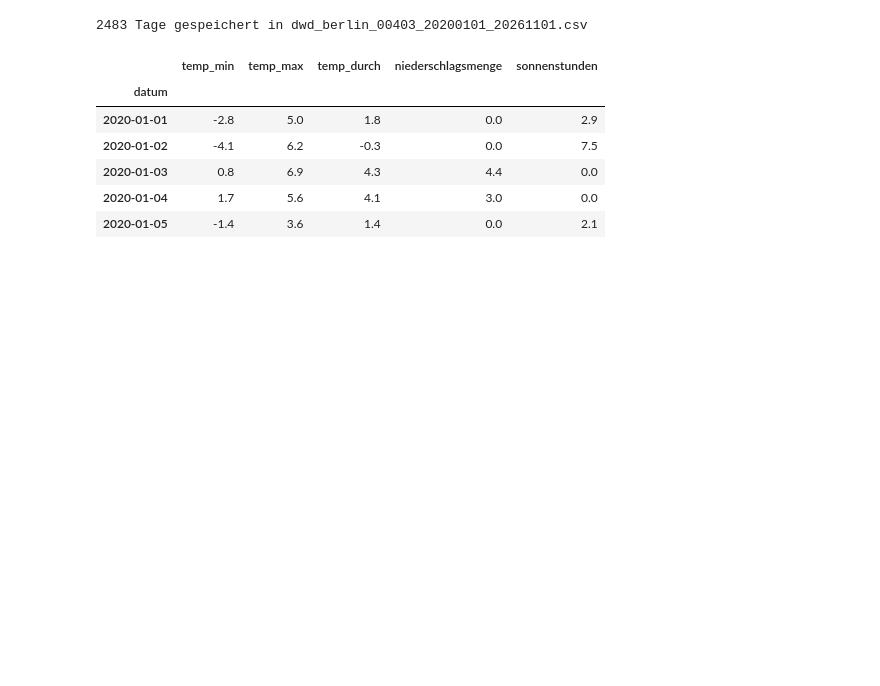
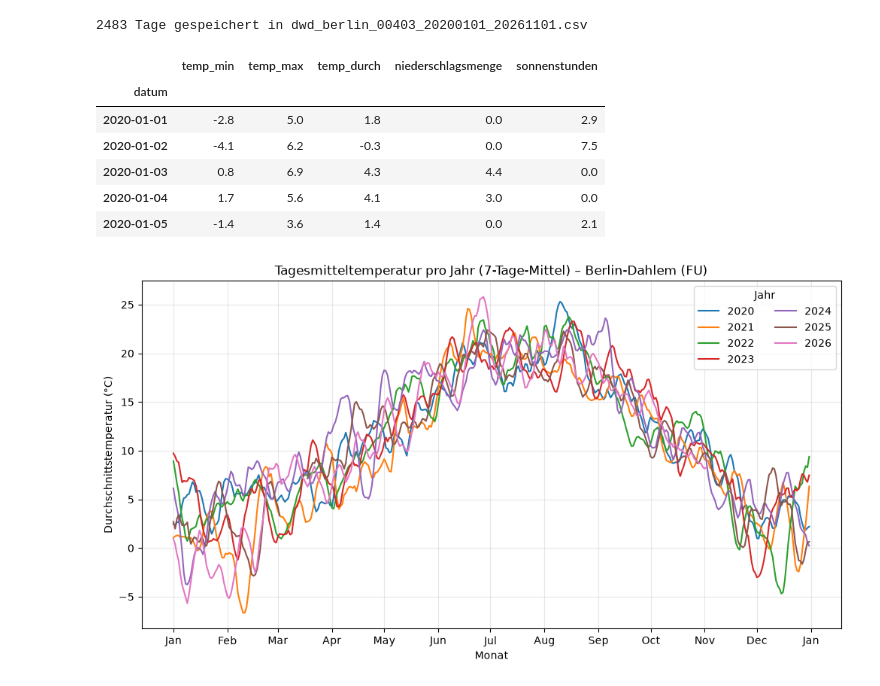
Before and after one commit to michael-zeller/htw-seminar3_jupyter, a Jupyter notebook: dwd_download_berlin.ipynb, the cells around one changed output. Saved outputs shown, nothing was run; the diff lists cells and outputs as text; code cells hidden in the pictures; blank space fills up the shorter version.

```diff
--- a/dwd_download_berlin.ipynb
+++ b/dwd_download_berlin.ipynb
@@ -120,3 +120,30 @@ daten.head()
 | 2020-01-03 | 0.8 | 6.9 | 4.3 | 4.4 | 0.0 |
 | 2020-01-04 | 1.7 | 5.6 | 4.1 | 3.0 | 0.0 |
 | 2020-01-05 | -1.4 | 3.6 | 1.4 | 0.0 | 2.1 |
+# %%
+import matplotlib.pyplot as plt
+import matplotlib.dates as mdates
+
+# Jahre übereinanderlegen: gemeinsame x-Achse über ein Schaltjahr als Platzhalter
+plot = daten['temp_durch'].to_frame()
+plot['jahr'] = plot.index.year
+plot['tag'] = pd.to_datetime('2000-' + plot.index.strftime('%m-%d'))
+tabelle = plot.pivot(index='tag', columns='jahr', values='temp_durch')
+
+# 7-Tage-Mittel glättet das Tagesrauschen
+glatt = tabelle.rolling(7, center=True, min_periods=3).mean()
+
+fig, ax = plt.subplots(figsize=(12, 6))
+for jahr in glatt.columns:
+    ax.plot(glatt.index, glatt[jahr], label=str(jahr), linewidth=1.5)
+
+ax.xaxis.set_major_locator(mdates.MonthLocator())
+ax.xaxis.set_major_formatter(mdates.DateFormatter('%b'))
+ax.set_xlabel('Monat')
+ax.set_ylabel('Durchschnittstemperatur (°C)')
+ax.set_title(f'Tagesmitteltemperatur pro Jahr (7-Tage-Mittel) – {KANDIDATEN[STATION_ID]}')
+ax.grid(True, alpha=0.3)
+ax.legend(title='Jahr', ncol=2)
+plt.show()
+# %% [output]
+[figure, added]
```
Also changed, not shown: parts of 5 cells of this notebook, 1 other file.
